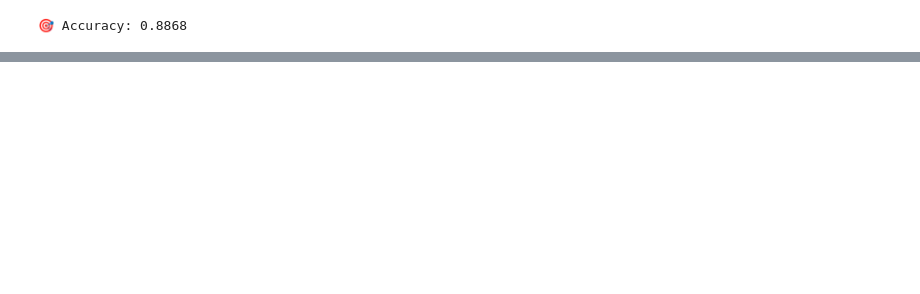
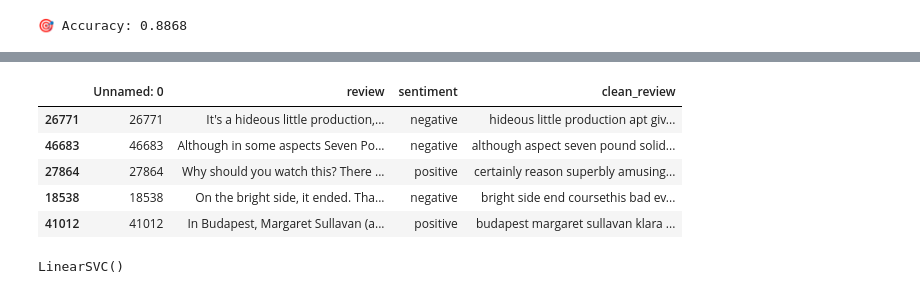
Before and after one commit to Aflinxh/analysis-sentiment-movie-review, a Jupyter notebook: main3.ipynb, the cells around one changed output, grey strips where cells are left out. Saved outputs shown, nothing was run; the diff lists cells and outputs as text; code cells hidden in the pictures; blank space fills up the shorter version.

```diff
--- a/main3.ipynb
+++ b/main3.ipynb
@@ -544,0 +566,11 @@ print(f"🎯 Accuracy: {accuracy_score(y_test, y_pred):.4f}")
+# %%
+# 1. Load cleaned data
+df = pd.read_csv('datasets/cleaned/IMDB_dataset_50000_cleaned.csv')
+df.sample(5)
+# %% [output]
+|  | Unnamed: 0 | review | sentiment | clean_review |
+| 26771 | 26771 | It's a hideous little production,... | negative | hideous little production apt giv... |
+| 46683 | 46683 | Although in some aspects Seven Po... | negative | although aspect seven pound solid... |
+| 27864 | 27864 | Why should you watch this? There ... | positive | certainly reason superbly amusing... |
+| 18538 | 18538 | On the bright side, it ended. Tha... | negative | bright side end coursethis bad ev... |
+| 41012 | 41012 | In Budapest, Margaret Sullavan (a... | positive | budapest margaret sullavan klara ... |
@@ -544,0 +602,5 @@ print(f"🎯 Accuracy: {accuracy_score(y_test, y_pred):.4f}")
+# %%
+model = LinearSVC()
+model.fit(X_train, y_train)
+# %% [output]
+LinearSVC()
```
Also changed, not shown: parts of 60 cells of this notebook, 1 other file.
